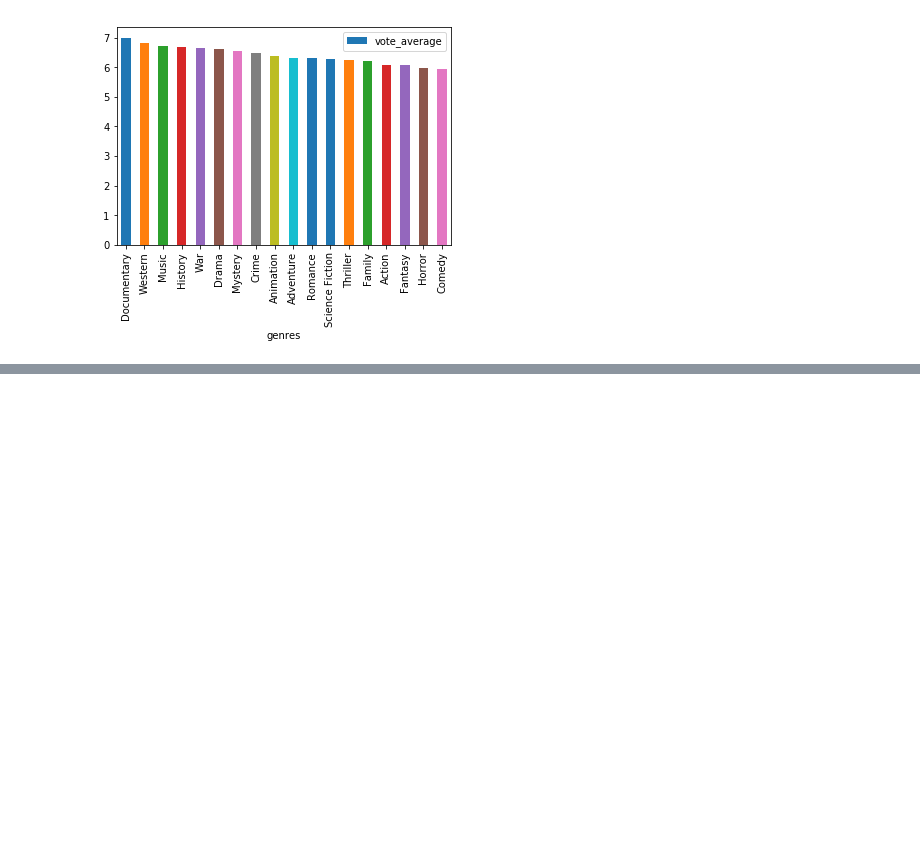
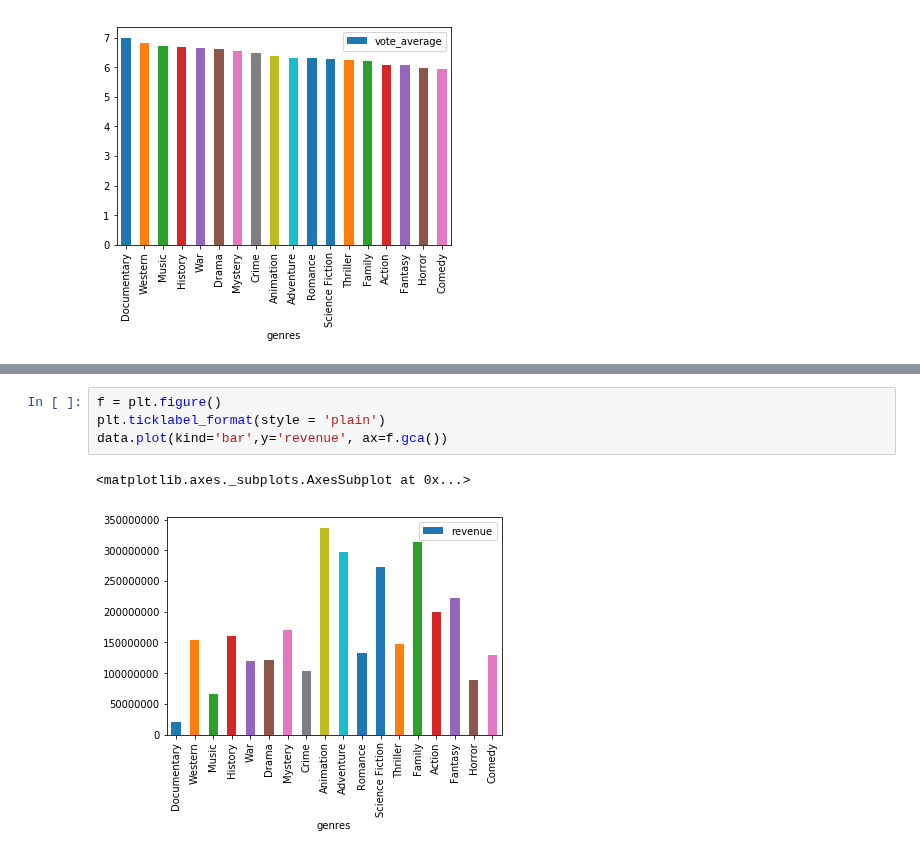
Before and after one commit to poompoowit/Stat-_work, a Jupyter notebook: Hw1/HW1.ipynb, the cells around one changed output, grey strips where cells are left out. Drawn from its saved outputs; the diff is of its cells as text; blank space fills up the shorter version.

```diff
--- a/Hw1/HW1.ipynb
+++ b/Hw1/HW1.ipynb
@@ -117,0 +125,7 @@ data.plot(kind='bar',y='vote_average', ax=f.gca())
+# %%
+f = plt.figure()
+plt.ticklabel_format(style = 'plain')
+data.plot(kind='bar',y='revenue', ax=f.gca())
+# %% [output]
+<matplotlib.axes._subplots.AxesSubplot at 0x...>
+[figure, added]
```
Also changed, not shown: parts of 2 cells of this notebook.
